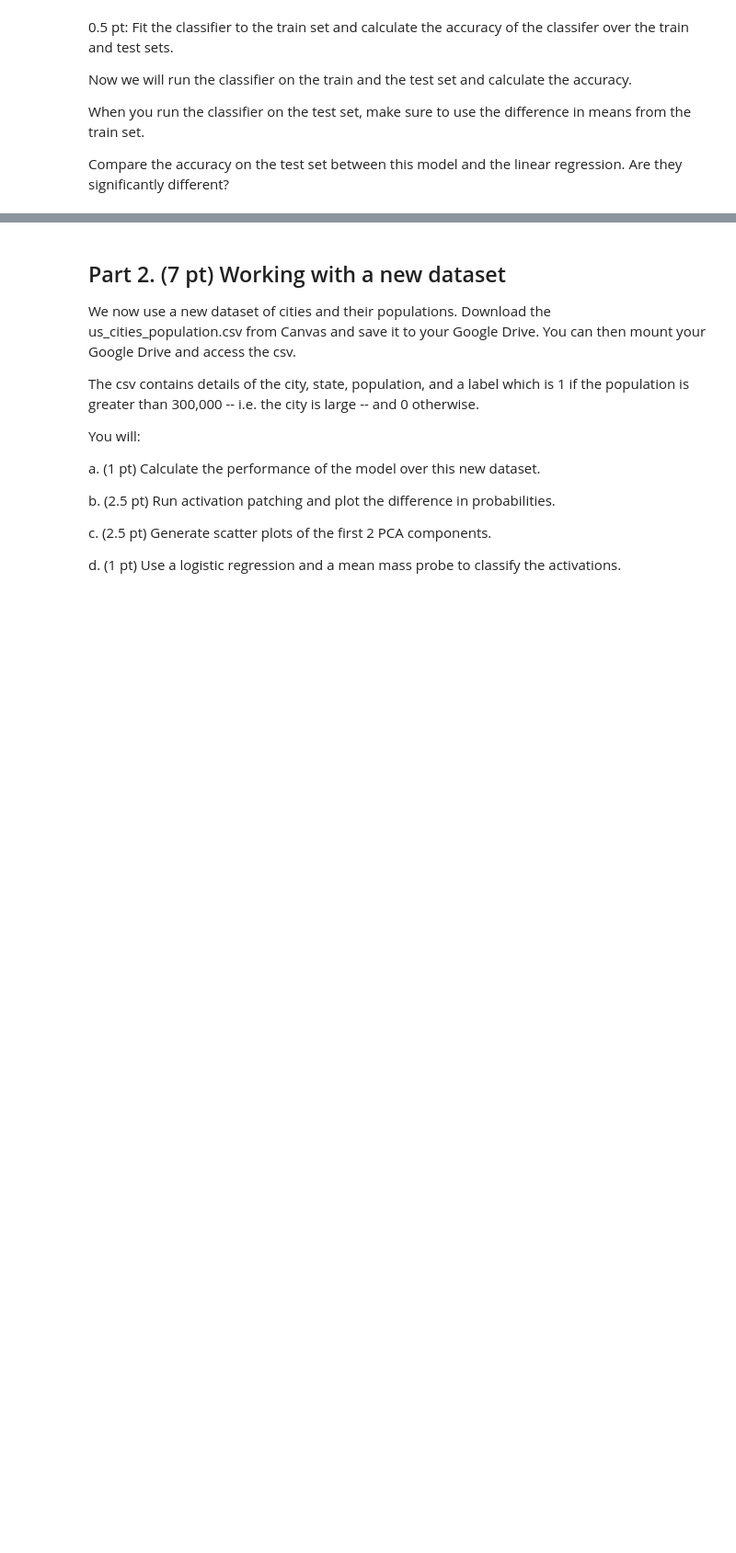
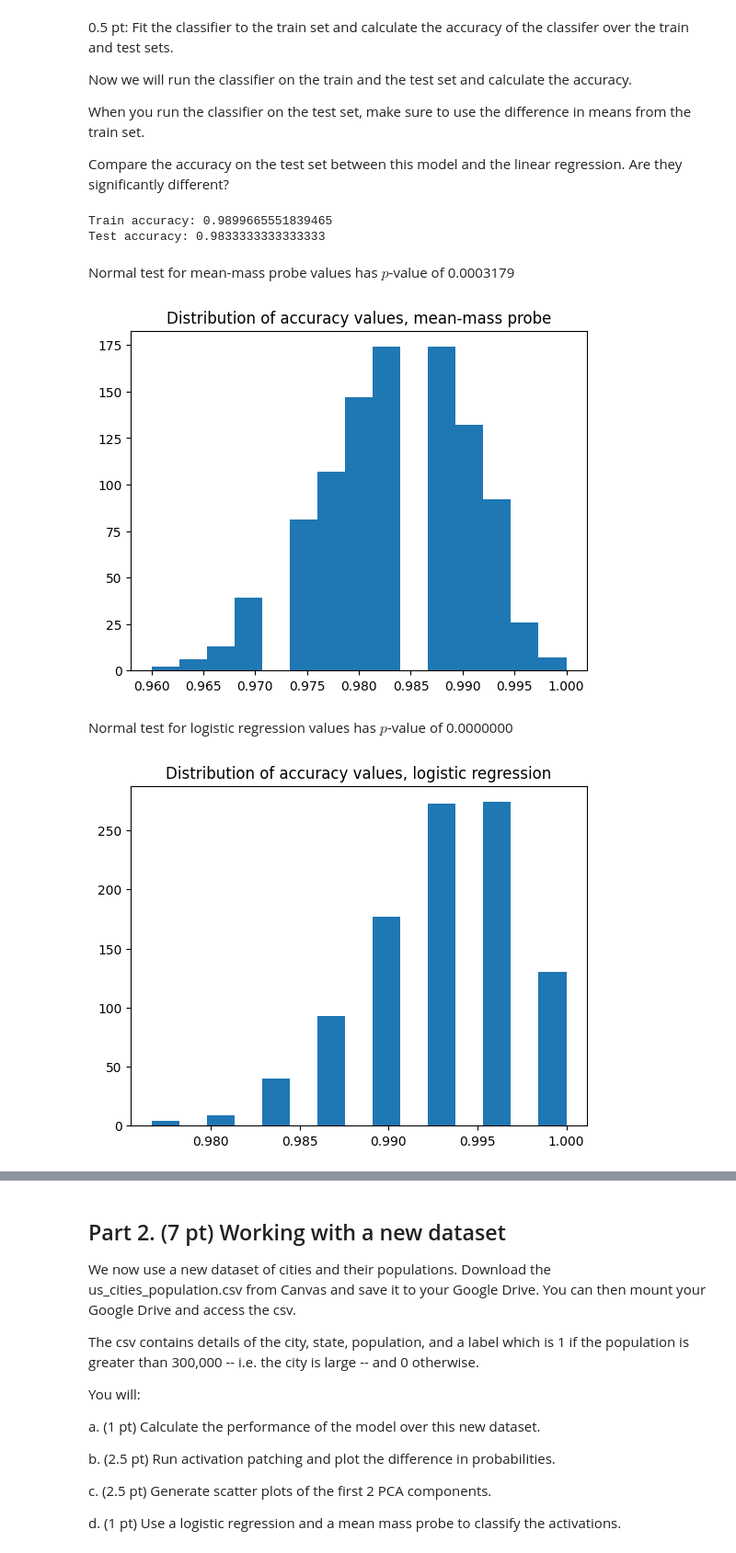
Before and after one commit to Noam-Coh3n/MLLM_practical, a Jupyter notebook: Practical_Notebook_2.ipynb, the cells around one changed output, grey strips where cells are left out. Shown: that part at 92% size. Cells and saved outputs as stored; diff of their text form; code cells hidden in the pictures; blank space fills up the shorter version.

```diff
--- a/Practical_Notebook_2.ipynb
+++ b/Practical_Notebook_2.ipynb
@@ -480,6 +471,10 @@ Compare the accuracy on the test set between this model and the linear regressio
 # %%
 # Get predictions on the test set **using the difference in means from the train set**
-## YOUR CODE HERE
+test_pred = mm_classifier(test_activations, ytest, difference_in_means=mm_diff(train_activations, ytrain))
 # %%
 # Calculate the accuracy for train and test
-## YOUR CODE HERE
+print(f"Train accuracy: {accuracy_score(train_pred, ytrain)}")
+print(f"Test accuracy: {accuracy_score(test_pred, ytest)}")
+# %% [output]
+Train accuracy: 0.9899665551839465
+Test accuracy: 0.9833333333333333
@@ -490,0 +481,40 @@ Compare the accuracy on the test set between this model and the linear regressio
+# %%
+# 1 pt
+# Use bootstrapping to determine whether the test accuracy of the mean-mass probe
+# and the logistic regression are significantly different.
+from scipy.stats import normaltest
+from IPython.display import display, Markdown
+
+num_bootstraps = 1000
+
+pred_mmp = test_pred
+pred_lr = clf.predict(test_activations)
+
+acc_mmp = []
+acc_lr = []
+
+for _ in range(num_bootstraps):
+    # randomly select indices with replacement from the test set.
+    idx = np.random.choice(len(ytest), size=len(ytest), replace=True)
+
+    ytest_i = np.array(ytest)[idx]
+    pred_mmp_i = pred_mmp[idx]
+    pred_lr_i = pred_lr[idx]
+
+    acc_mmp.append(accuracy_score(ytest_i, pred_mmp_i))
+    acc_lr.append(accuracy_score(ytest_i, pred_lr_i))
+
+display(Markdown(f"Normal test for mean-mass probe values has $p$-value of {normaltest(acc_mmp).pvalue:.7f}"))
+plt.hist(acc_mmp, bins=15)
+plt.title("Distribution of accuracy values, mean-mass probe")
+plt.show()
+
+display(Markdown(f"Normal test for logistic regression values has $p$-value of {normaltest(acc_lr).pvalue:.7f}"))
+plt.hist(acc_lr, bins=15)
+plt.title("Distribution of accuracy values, logistic regression")
+plt.show()
+# %% [output]
+Normal test for mean-mass probe values has $p$-value of 0.0003179
+[figure, added]
+Normal test for logistic regression values has $p$-value of 0.0000000
+[figure, added]
```
Also changed, not shown: parts of 37 cells of this notebook.
